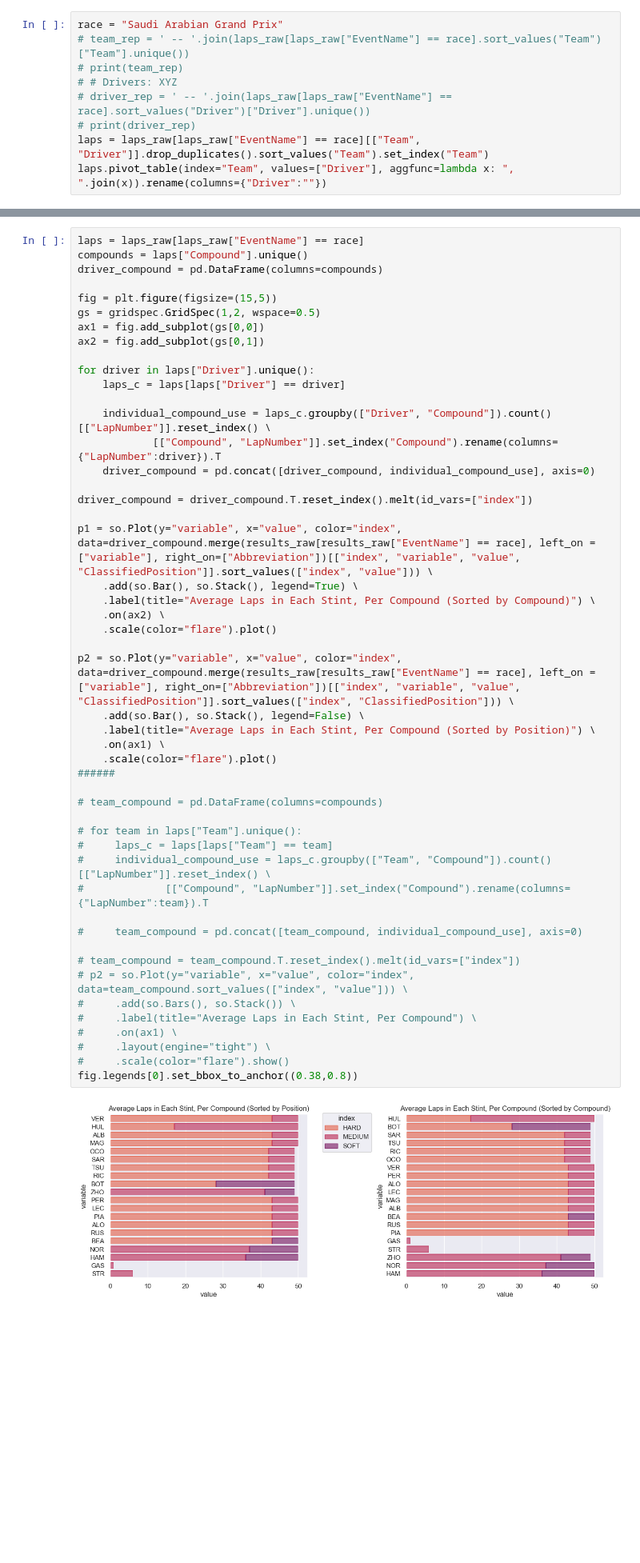
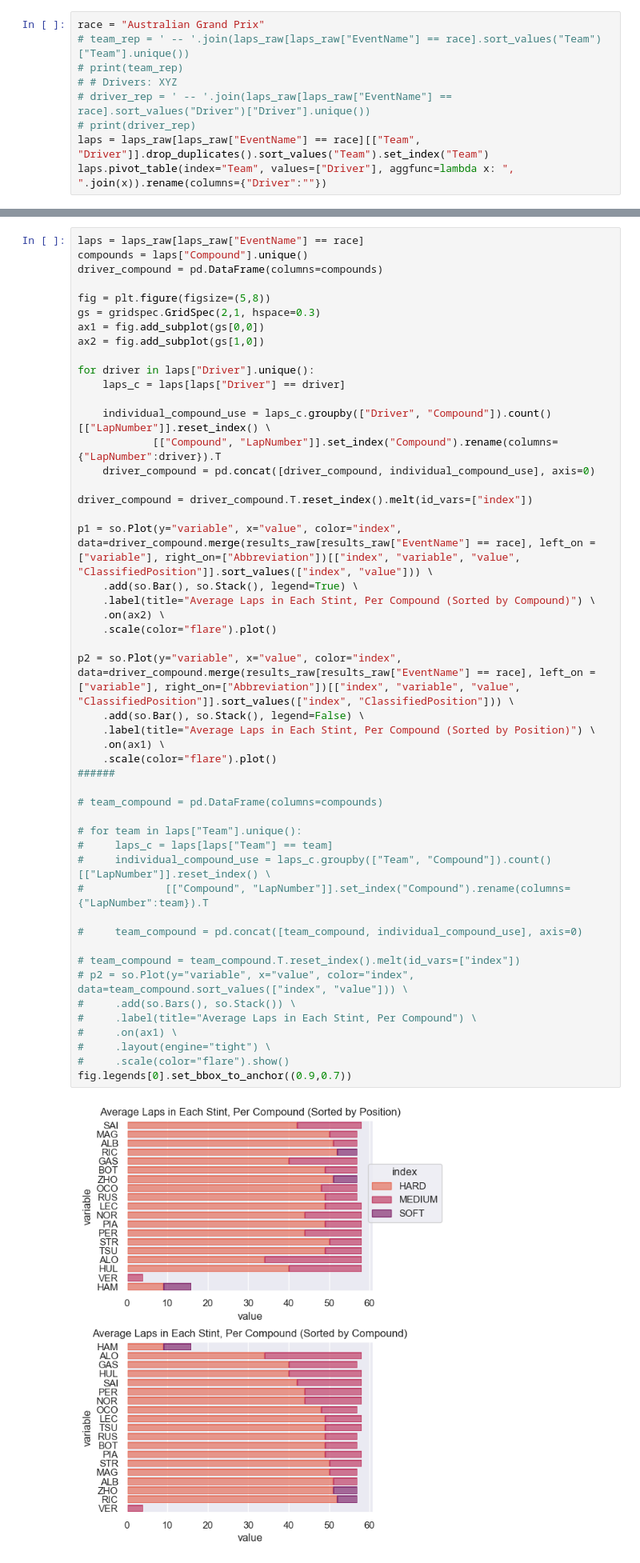
Before and after one commit to MyNameIsCalvinDavis/Data-Science, a Jupyter notebook: F1/F1.ipynb, the cells around one changed output, grey strips where cells are left out. Shown at 80% size. Drawn from its saved outputs; the diff is of its cells as text; blank space fills up the shorter version.

```diff
--- a/F1/F1.ipynb
+++ b/F1/F1.ipynb
@@ -1247,7 +1247,7 @@ array(['Bahrain Grand Prix', 'Saudi Arabian Grand Prix',
        'British Grand Prix', 'Hungarian Grand Prix', 'Belgian Grand Prix',
        'Dutch Grand Prix'], dtype=object)
 # %%
-race = "Saudi Arabian Grand Prix"
+race = "Australian Grand Prix"
 # team_rep = ' -- '.join(laps_raw[laps_raw["EventName"] == race].sort_values("Team")["Team"].unique())
 # print(team_rep)
 # # Drivers: XYZ
@@ -1623,10 +1629,10 @@ laps = laps_raw[laps_raw["EventName"] == race]
 compounds = laps["Compound"].unique()
 driver_compound = pd.DataFrame(columns=compounds)
 
-fig = plt.figure(figsize=(15,5))
-gs = gridspec.GridSpec(1,2, wspace=0.5)
+fig = plt.figure(figsize=(5,8))
+gs = gridspec.GridSpec(2,1, hspace=0.3)
 ax1 = fig.add_subplot(gs[0,0])
-ax2 = fig.add_subplot(gs[0,1])
+ax2 = fig.add_subplot(gs[1,0])
 
 for driver in laps["Driver"].unique():
     laps_c = laps[laps["Driver"] == driver]
@@ -1640,35 +1646,35 @@ driver_compound = driver_compound.T.reset_index().melt(id_vars=["index"])
 p1 = so.Plot(y="variable", x="value", color="index", data=driver_compound.merge(results_raw[results_raw["EventName"] == race], left_on = ["variable"], right_on=["Abbreviation"])[["index", "variable", "value", "ClassifiedPosition"]].sort_values(["index", "value"])) \
     .add(so.Bar(), so.Stack(), legend=True) \
     .label(title="Average Laps in Each Stint, Per Compound (Sorted by Compound)") \
     .on(ax2) \
     .scale(color="flare").plot()
 
 p2 = so.Plot(y="variable", x="value", color="index", data=driver_compound.merge(results_raw[results_raw["EventName"] == race], left_on = ["variable"], right_on=["Abbreviation"])[["index", "variable", "value", "ClassifiedPosition"]].sort_values(["index", "ClassifiedPosition"])) \
     .add(so.Bar(), so.Stack(), legend=False) \
     .label(title="Average Laps in Each Stint, Per Compound (Sorted by Position)") \
     .on(ax1) \
     .scale(color="flare").plot()
 ######
 
 # team_compound = pd.DataFrame(columns=compounds)
 
 # for team in laps["Team"].unique():
 #     laps_c = laps[laps["Team"] == team]
 #     individual_compound_use = laps_c.groupby(["Team", "Compound"]).count()[["LapNumber"]].reset_index() \
 #             [["Compound", "LapNumber"]].set_index("Compound").rename(columns={"LapNumber":team}).T
 
 #     team_compound = pd.concat([team_compound, individual_compound_use], axis=0)
 
 # team_compound = team_compound.T.reset_index().melt(id_vars=["index"])
 # p2 = so.Plot(y="variable", x="value", color="index", data=team_compound.sort_values(["index", "value"])) \
 #     .add(so.Bars(), so.Stack()) \
 #     .label(title="Average Laps in Each Stint, Per Compound") \
 #     .on(ax1) \
 #     .layout(engine="tight") \
 #     .scale(color="flare").show()
-fig.legends[0].set_bbox_to_anchor((0.38,0.8))
+fig.legends[0].set_bbox_to_anchor((0.9,0.7))
 # %% [output]
-[figure, old version]
+[figure, new version]
 # %%
 # team_compound.head().merge(results_raw[results_raw["EventName"] == race], left_on = ["variable"], right_on=["TeamName"])[["index", "variable", "value", "ClassifiedPosition"]]
 # %% [markdown]
```
Also changed, not shown: parts of 22 cells of this notebook.
